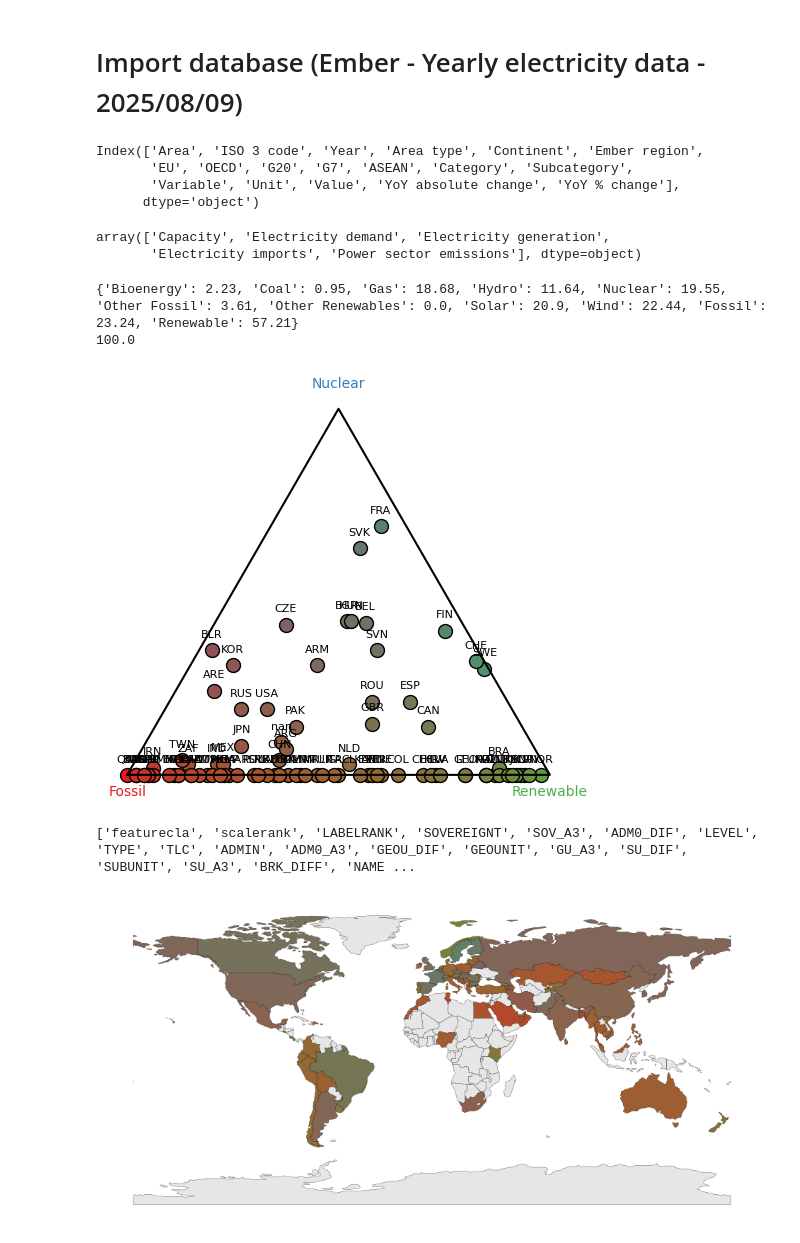
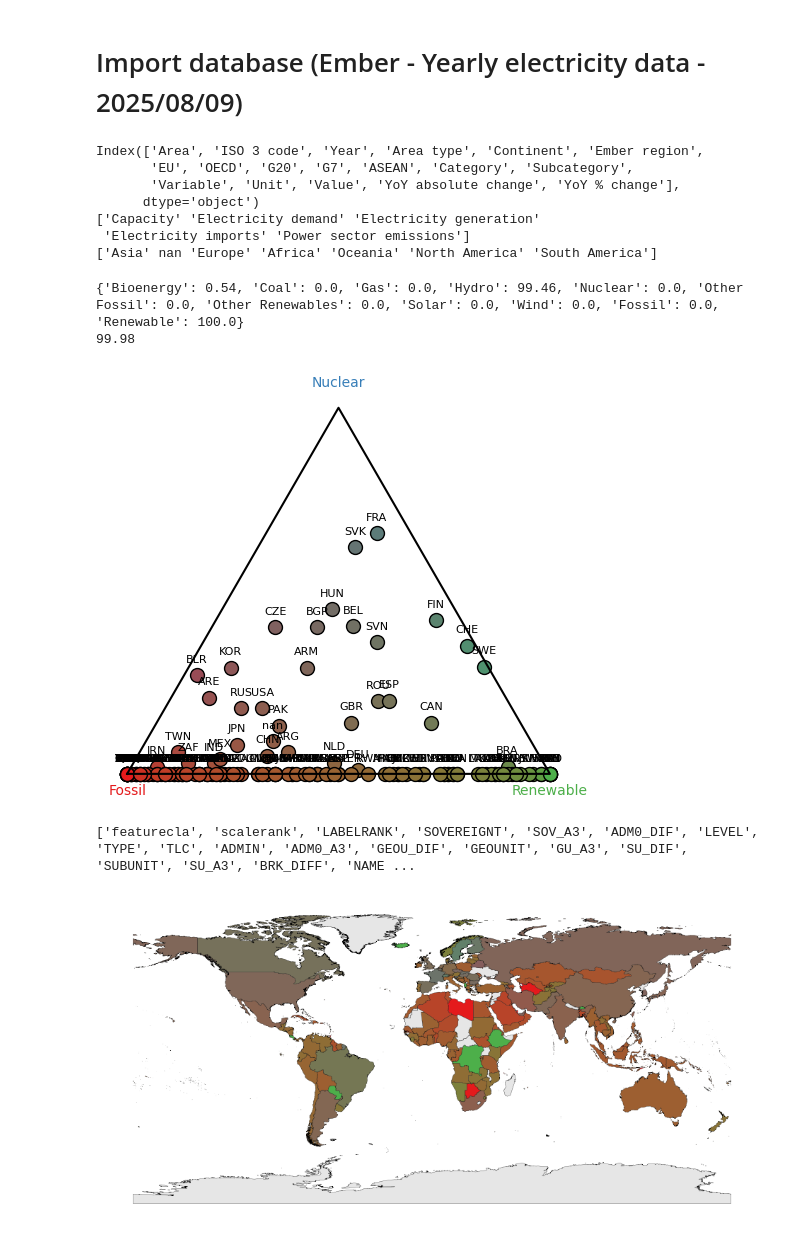
Before and after one commit to raulgarciadiez/energy_maps, a Jupyter notebook: color_code.ipynb, the cells around one changed output. Saved outputs shown, nothing was run; the diff lists cells and outputs as text; code cells hidden in the pictures.

```diff
--- a/color_code.ipynb
+++ b/color_code.ipynb
@@ -9,14 +9,16 @@ import geodatasets
 # %%
 df = pd.read_csv("yearly_full_release_long_format.csv")
 print (df.columns)
-df["Category"].unique()
+print(df["Category"].unique())
+print(df["Continent"].unique())
 # %% [output]
 Index(['Area', 'ISO 3 code', 'Year', 'Area type', 'Continent', 'Ember region',
        'EU', 'OECD', 'G20', 'G7', 'ASEAN', 'Category', 'Subcategory',
        'Variable', 'Unit', 'Value', 'YoY absolute change', 'YoY % change'],
       dtype='object')
+['Capacity' 'Electricity demand' 'Electricity generation'
+ 'Electricity imports' 'Power sector emissions']
+['Asia' nan 'Europe' 'Africa' 'Oceania' 'North America' 'South America']
-array(['Capacity', 'Electricity demand', 'Electricity generation',
-       'Electricity imports', 'Power sector emissions'], dtype=object)
 # %%
 
 # Define which variables belong to which aggregated categories
@@ -28,7 +30,7 @@ CATEGORY_MAPPING = {
 
 # Filter the DataFrame
 filtered_df = df[
-    (df['Year'] == 2024) &
+    (df['Year'] == 2023) &
     (df['Category'] == 'Electricity generation') &
     (df['Subcategory'] == 'Fuel') &
     (df['Unit'] == '%')
@@ -56,11 +58,11 @@ for iso_code in result_dict:
         result_dict[iso_code][agg_category] = total
 
 
-print (result_dict["ESP"])
+print (result_dict["PRY"])
 print (result_dict["ESP"]["Nuclear"] + result_dict["ESP"]["Fossil"] + result_dict["ESP"]["Renewable"])
 # %% [output]
-{'Bioenergy': 2.23, 'Coal': 0.95, 'Gas': 18.68, 'Hydro': 11.64, 'Nuclear': 19.55, 'Other Fossil': 3.61, 'Other Renewables': 0.0, 'Solar': 20.9, 'Wind': 22.44, 'Fossil': 23.24, 'Renewable': 57.21}
-100.0
+{'Bioenergy': 0.54, 'Coal': 0.0, 'Gas': 0.0, 'Hydro': 99.46, 'Nuclear': 0.0, 'Other Fossil': 0.0, 'Other Renewables': 0.0, 'Solar': 0.0, 'Wind': 0.0, 'Fossil': 0.0, 'Renewable': 100.0}
+99.98
 # %%
 countries_shares = {
     iso_code: (
@@ -89,7 +91,7 @@ caps = {
     'nuclear': 1,#0.65
 }
 
-def ternary_to_rgb_scaled(fossil, renewable, nuclear, colors, caps, gamma=.2):
+def ternary_to_rgb_scaled(fossil, renewable, nuclear, colors, caps, gamma=.5):
     # Apply caps
     f = min(fossil, caps['fossil'])
     r = min(renewable, caps['renewable'])
@@ -124,43 +126,43 @@ def ternary_to_rgb_scaled(fossil, renewable, nuclear, colors, caps, gamma=.2):
         return rgb.astype(int) / 255
 
 
 # Convert ternary (fossil, renewable, nuclear) to 2D cartesian coords
 def ternary_to_cartesian(f, r, n):
     x = 0.5 * (2*r + n) / (f + r + n)
     y = (np.sqrt(3)/2) * n / (f + r + n)
     return x, y
 
 fig, ax = plt.subplots(figsize=(6, 6))
 
 for country, (f, r, n) in countries_shares.items():
     rgb = ternary_to_rgb_scaled(f, r, n, base_colors, caps, gamma=0.5)
     x, y = ternary_to_cartesian(f, r, n)
     ax.scatter(x, y, color=rgb, s=100, edgecolor='k')
     ax.text(x, y + 0.03, country, ha='center', fontsize=8)
 
 # Draw triangle outline
 triangle = np.array([[0, 0], [1, 0], [0.5, np.sqrt(3)/2], [0, 0]])
 ax.plot(triangle[:,0], triangle[:,1], color='black')
 
 # Vertex labels
 ax.text(0, -0.05, "Fossil", ha='center', fontsize=10, color=np.array(base_colors['fossil'])/255)
 ax.text(1, -0.05, "Renewable", ha='center', fontsize=10, color=np.array(base_colors['renewable'])/255)
 ax.text(0.5, np.sqrt(3)/2 + 0.05, "Nuclear", ha='center', fontsize=10, color=np.array(base_colors['nuclear'])/255)
 
 ax.set_aspect('equal')
 ax.axis('off')
 plt.show()
 # %% [output]
-[figure, old version]
+[figure, new version]
 # %%
 
-world = gpd.read_file("ne_110m_admin_0_countries.shp")
+world = gpd.read_file("ne_10m_admin_0_countries.shp")
 print (list(world.columns))
 
 world["color"] = [
     ternary_to_rgb_scaled(*countries_shares[iso], base_colors, caps)
     if iso in countries_shares else (0.9, 0.9, 0.9)
-    for iso in world["ISO_A3_EH"]  #ADM0_A3
+    for iso in world["ISO_A3_EH"]
 ]
 
 # Plot
@@ -170,7 +172,7 @@ ax.axis("off")
 plt.show()
 # %% [output]
 ['featurecla', 'scalerank', 'LABELRANK', 'SOVEREIGNT', 'SOV_A3', 'ADM0_DIF', 'LEVEL', 'TYPE', 'TLC', 'ADMIN', 'ADM0_A3', 'GEOU_DIF', 'GEOUNIT', 'GU_A3', 'SU_DIF', 'SUBUNIT', 'SU_A3', 'BRK_DIFF', 'NAME ...
-[figure, old version]
+[figure, new version]
 # %%
 world["ISO_A3_EH"]
 # %% [output]
```
Also changed, not shown: parts of 3 cells of this notebook.
